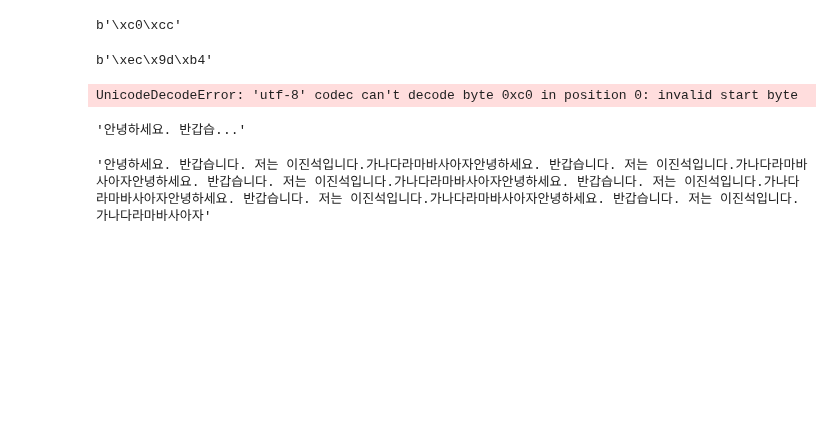
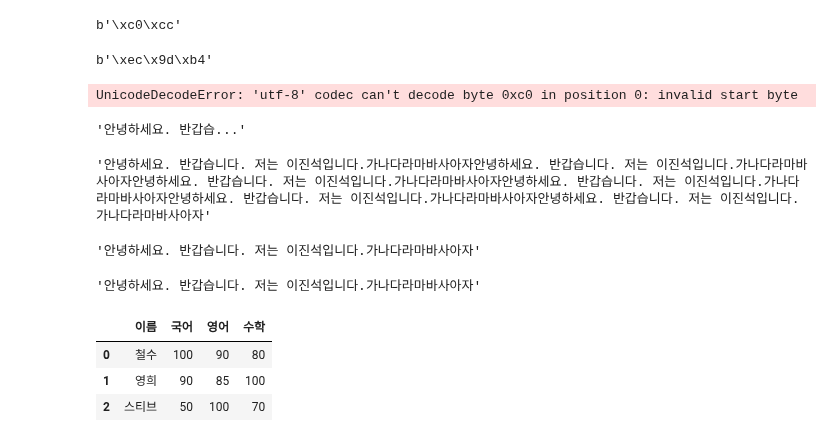
Before and after one commit to CodingSta/lg-hausys-201905, a Jupyter notebook: 파이썬 3일차.ipynb, the cells around one changed output. Saved outputs shown, nothing was run; the diff lists cells and outputs as text; code cells hidden in the pictures; blank space fills up the shorter version.

```diff
--- a/파이썬 3일차.ipynb
+++ b/파이썬 3일차.ipynb
@@ -420,0 +430,8 @@ content
+# %%
+f = open("message.txt", "rt", encoding='utf8')
+content = f.read()  # 파일 전체를 다 읽음
+f.close()
+
+content
+# %% [output]
+'안녕하세요. 반갑습니다. 저는 이진석입니다.가나다라마바사아자'
@@ -420,0 +446,7 @@ content
+# %%
+with open("message.txt", "rt", encoding='utf8') as f:
+    content = f.read()  # 파일 전체를 다 읽음
+
+content
+# %% [output]
+'안녕하세요. 반갑습니다. 저는 이진석입니다.가나다라마바사아자'
@@ -420,0 +459,7 @@ content
+# %%
+pd.read_csv("성적_cp949.csv", encoding='cp949')
+# %% [output]
+|  | 이름 | 국어 | 영어 | 수학 |
+| 0 | 철수 | 100 | 90 | 80 |
+| 1 | 영희 | 90 | 85 | 100 |
+| 2 | 스티브 | 50 | 100 | 70 |
```
Also changed, not shown: parts of 3 cells of this notebook.
